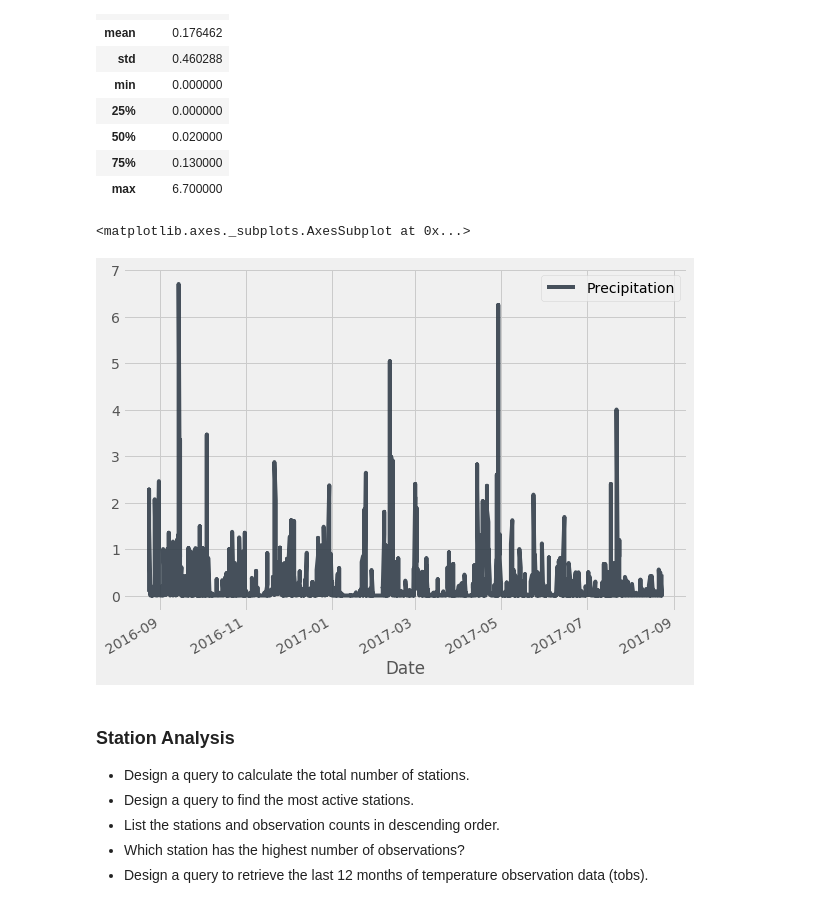
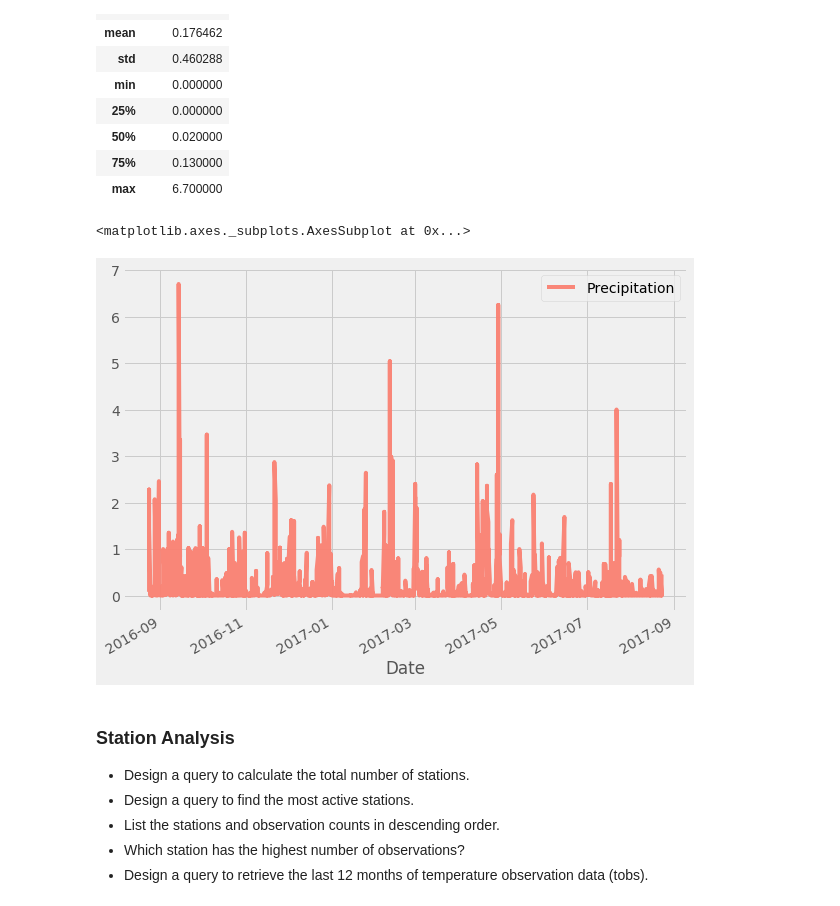
Before and after one commit to sheetalbongale/SQL-Alchemy-Challenge, a Jupyter notebook: hawaii_climate_analysis.ipynb, the cells around one changed output. Drawn from its saved outputs; the diff is of its cells as text; code cells hidden in the pictures.

```diff
--- a/hawaii_climate_analysis.ipynb
+++ b/hawaii_climate_analysis.ipynb
@@ -92,10 +92,10 @@ prcp_df.describe()
 | max | 6.700000 |
 # %%
 # Use Pandas Plotting with Matplotlib to plot the data
-prcp_df.plot(color="#333F4B", alpha=0.90, figsize=(9, 7))
+prcp_df.plot(color="salmon", alpha=0.95, figsize=(9, 7))
 # %% [output]
 <matplotlib.axes._subplots.AxesSubplot at 0x...>
-[figure, old version]
+[figure, new version]
 # %% [markdown]
 ### Station Analysis
 
```
Also changed, not shown: parts of 9 cells of this notebook.
